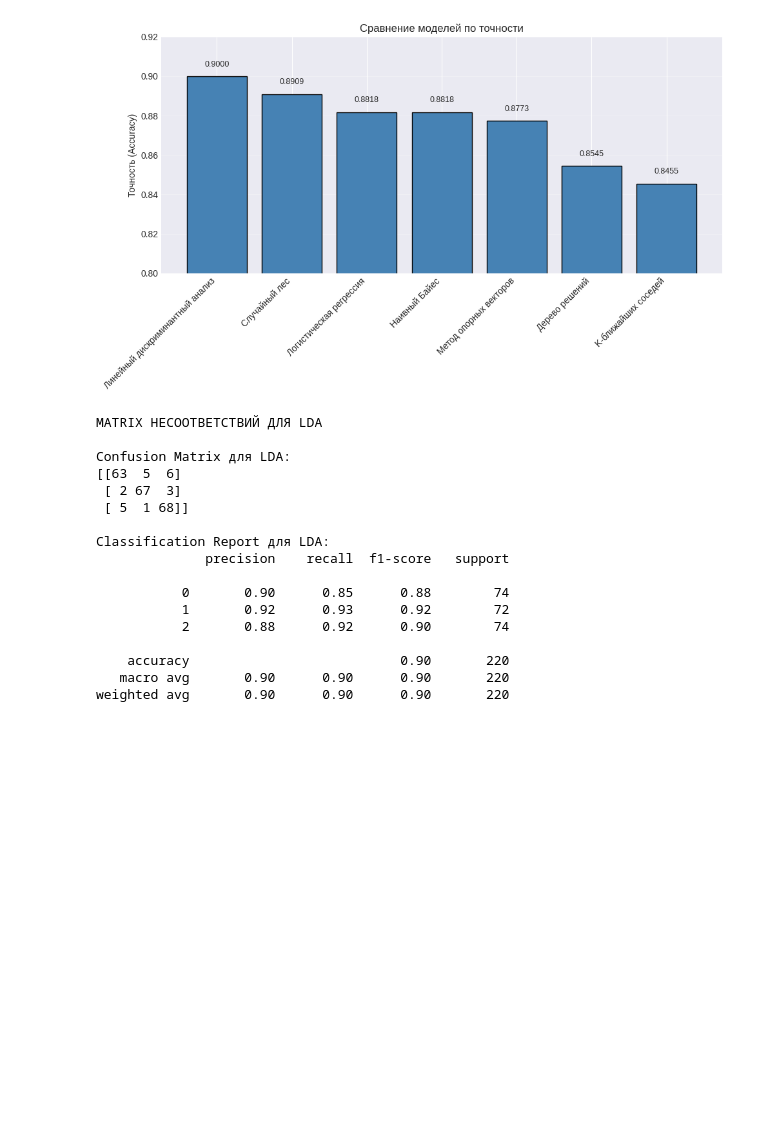
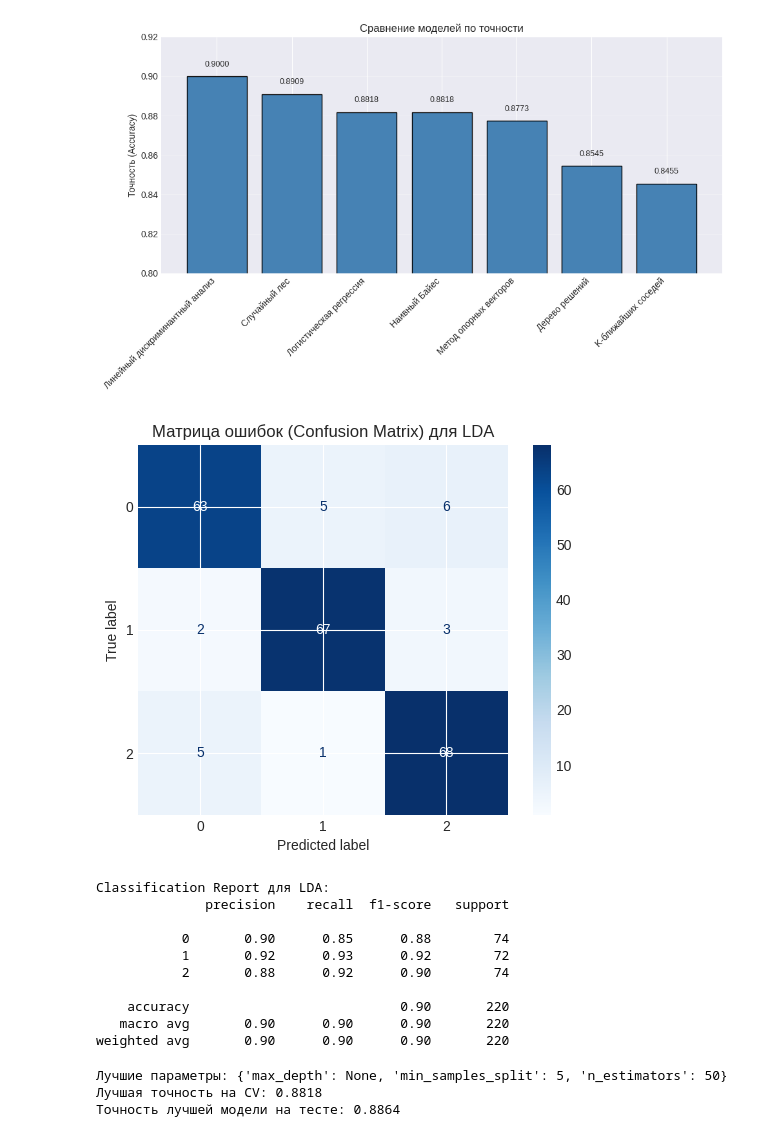
Before and after one commit to uldopp/TMON, a Jupyter notebook: PROJECT/PROJECT.ipynb, the cells around one changed output. Saved outputs shown, nothing was run; the diff lists cells and outputs as text; code cells hidden in the pictures; blank space fills up the shorter version.

```diff
--- a/PROJECT/PROJECT.ipynb
+++ b/PROJECT/PROJECT.ipynb
@@ -454,24 +454,26 @@ plt.tight_layout()
 plt.show()
 # %% [output]
 [figure]
+# %%
+from sklearn.metrics import ConfusionMatrixDisplay
+
+# Используйте лучшую модель (например, LDA или tuned RandomForest)
+model_best = LinearDiscriminantAnalysis()
+model_best.fit(X_train, y_train)
+y_pred_best = model_best.predict(X_test)
+
+# Постройте матрицу ошибок
+cm = confusion_matrix(y_test, y_pred_best)
+disp = ConfusionMatrixDisplay(confusion_matrix=cm, display_labels=model_best.classes_)
+disp.plot(cmap='Blues')
+plt.title('Матрица ошибок (Confusion Matrix) для LDA')
+plt.show()
+# %% [output]
+[figure, added]
 # %%
-print("MATRIX НЕСООТВЕТСТВИЙ ДЛЯ LDA")
-model = LinearDiscriminantAnalysis()
-model.fit(X_train, y_train)
-y_pred_best = model.predict(X_test)
-cm = confusion_matrix(y_test, y_pred_best)
-print(f"\nConfusion Matrix для LDA:")
-print(cm)
 print(f"\nClassification Report для LDA:")
 print(classification_report(y_test, y_pred_best, zero_division=0))
 # %% [output]
-MATRIX НЕСООТВЕТСТВИЙ ДЛЯ LDA
-
-Confusion Matrix для LDA:
-[[63  5  6]
- [ 2 67  3]
- [ 5  1 68]]
-
 Classification Report для LDA:
               precision    recall  f1-score   support
 
@@ -482,3 +484,28 @@ Classification Report для LDA:
     accuracy                           0.90       220
    macro avg       0.90      0.90      0.90       220
 weighted avg       0.90      0.90      0.90       220
+# %%
+# Пример для RandomForest
+from sklearn.model_selection import GridSearchCV
+
+param_grid_rf = {
+    'n_estimators': [50, 100, 200],  # количество деревьев
+    'max_depth': [None, 10, 20],      # максимальная глубина
+    'min_samples_split': [2, 5, 10]   # минимальное количество образцов для разделения узла
+}
+
+rf_model = RandomForestClassifier(random_state=42)
+grid_search_rf = GridSearchCV(rf_model, param_grid_rf, cv=5, scoring='accuracy', n_jobs=-1)
+grid_search_rf.fit(X_train, y_train)
+
+print(f"Лучшие параметры: {grid_search_rf.best_params_}")
+print(f"Лучшая точность на CV: {grid_search_rf.best_score_:.4f}")
+
+# Оцените лучшую модель на тестовых данных
+y_pred_best_rf = grid_search_rf.best_estimator_.predict(X_test)
+accuracy_best_rf = accuracy_score(y_test, y_pred_best_rf)
+print(f"Точность лучшей модели на тесте: {accuracy_best_rf:.4f}")
+# %% [output]
+Лучшие параметры: {'max_depth': None, 'min_samples_split': 5, 'n_estimators': 50}
+Лучшая точность на CV: 0.8818
+Точность лучшей модели на тесте: 0.8864
```
Also changed, not shown: parts of 2 cells of this notebook.
